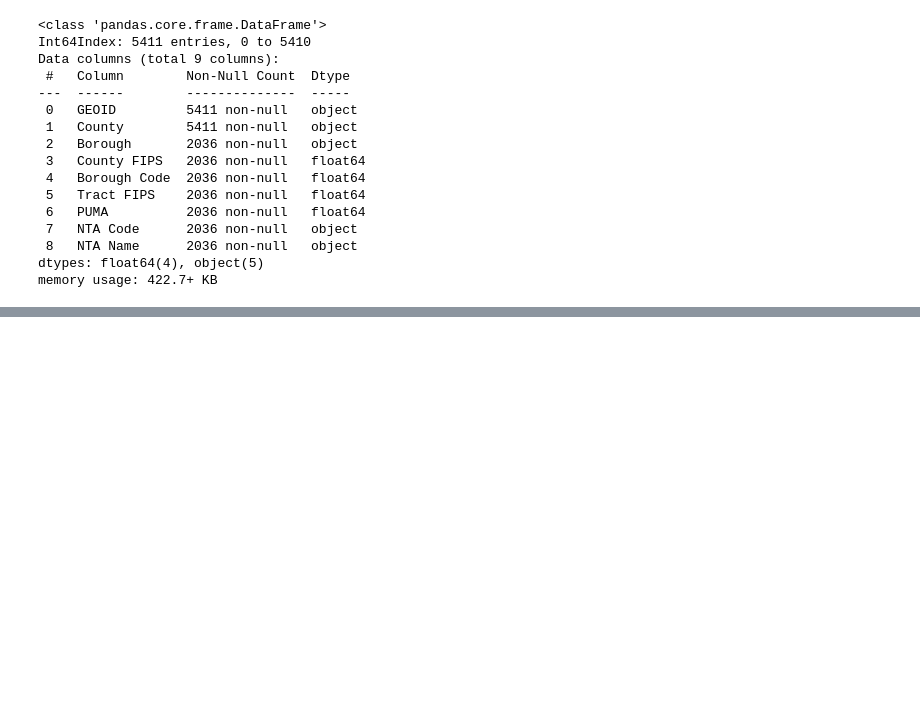
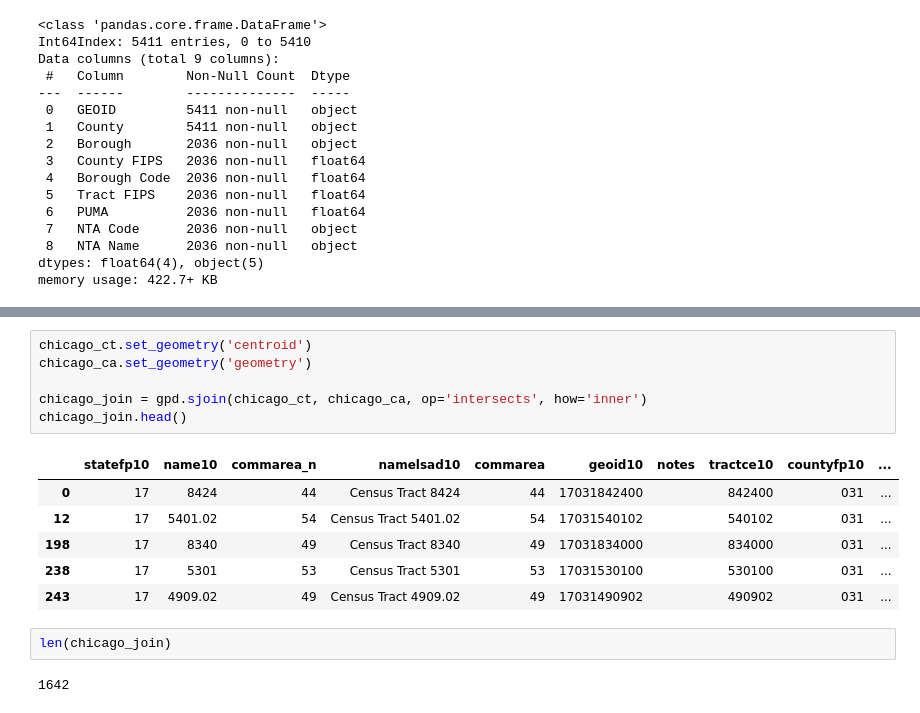
Before and after one commit to datascisteven/DataKind-CDAC-Project, a Jupyter notebook: tableau.ipynb, the cells around one changed output, grey strips where cells are left out. Drawn from its saved outputs; the diff is of its cells as text; blank space fills up the shorter version.

```diff
--- a/tableau.ipynb
+++ b/tableau.ipynb
@@ -190,0 +241,17 @@ memory usage: 422.7+ KB
+# %%
+chicago_ct.set_geometry('centroid')
+chicago_ca.set_geometry('geometry')
+
+chicago_join = gpd.sjoin(chicago_ct, chicago_ca, op='intersects', how='inner')
+chicago_join.head()
+# %% [output]
+|  | statefp10 | name10 | commarea_n | namelsad10 | commarea | geoid10 | notes | tractce10 | countyfp10 | ... |
+| 0 | 17 | 8424 | 44 | Census Tract 8424 | 44 | 17031842400 |  | 842400 | 031 | ... |
+| 12 | 17 | 5401.02 | 54 | Census Tract 5401.02 | 54 | 17031540102 |  | 540102 | 031 | ... |
+| 198 | 17 | 8340 | 49 | Census Tract 8340 | 49 | 17031834000 |  | 834000 | 031 | ... |
+| 238 | 17 | 5301 | 53 | Census Tract 5301 | 53 | 17031530100 |  | 530100 | 031 | ... |
+| 243 | 17 | 4909.02 | 49 | Census Tract 4909.02 | 49 | 17031490902 |  | 490902 | 031 | ... |
+# %%
+len(chicago_join)
+# %% [output]
+1642
```
Also changed, not shown: parts of 11 cells of this notebook, 4 other files.
